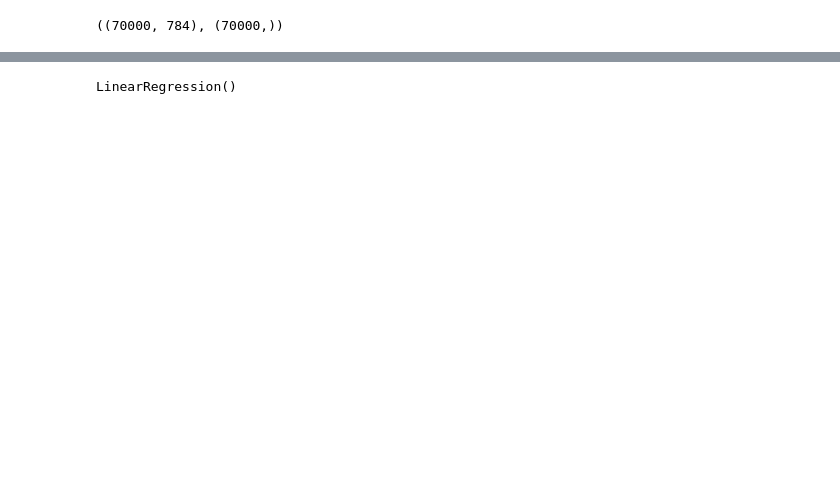
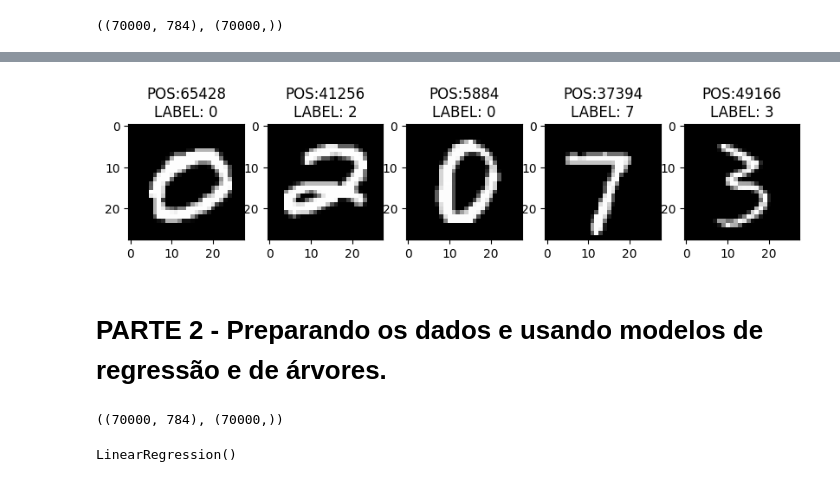
Before and after one commit to mfilipak/FILIPAK-DATA-SCIENCE, a Jupyter notebook: DIA1.ipynb, the cells around one changed output, grey strips where cells are left out. Drawn from its saved outputs; the diff is of its cells as text; code cells hidden in the pictures; blank space fills up the shorter version.

```diff
--- a/DIA1.ipynb
+++ b/DIA1.ipynb
@@ -51,6 +99,24 @@ LABEL:  5
+# %%
+import random
+j=1
+plt.figure(figsize=(10,10))
+for i in random.sample(range(len(X)), 5):
+  plt.subplot(1,5,j)
+  plt.title(f"POS:{i}\nLABEL: {Y[i]}")
+  plt.imshow(X[i].reshape((28,28)), cmap="gray")
+  j+=1
+plt.show()
+# %% [output]
+[figure, added]
+# %% [markdown]
+# PARTE 2 - Preparando os dados e usando modelos de regressão e de árvores.
 # %%
 from sklearn.linear_model import LinearRegression
 from sklearn.metrics import mean_squared_error
+# %%
+X.shape, Y.shape
+# %% [output]
+((70000, 784), (70000,))
 # %%
 model1 = LinearRegression()
 model1.fit(X, Y)
```
Also changed, not shown: parts of 13 cells of this notebook.
